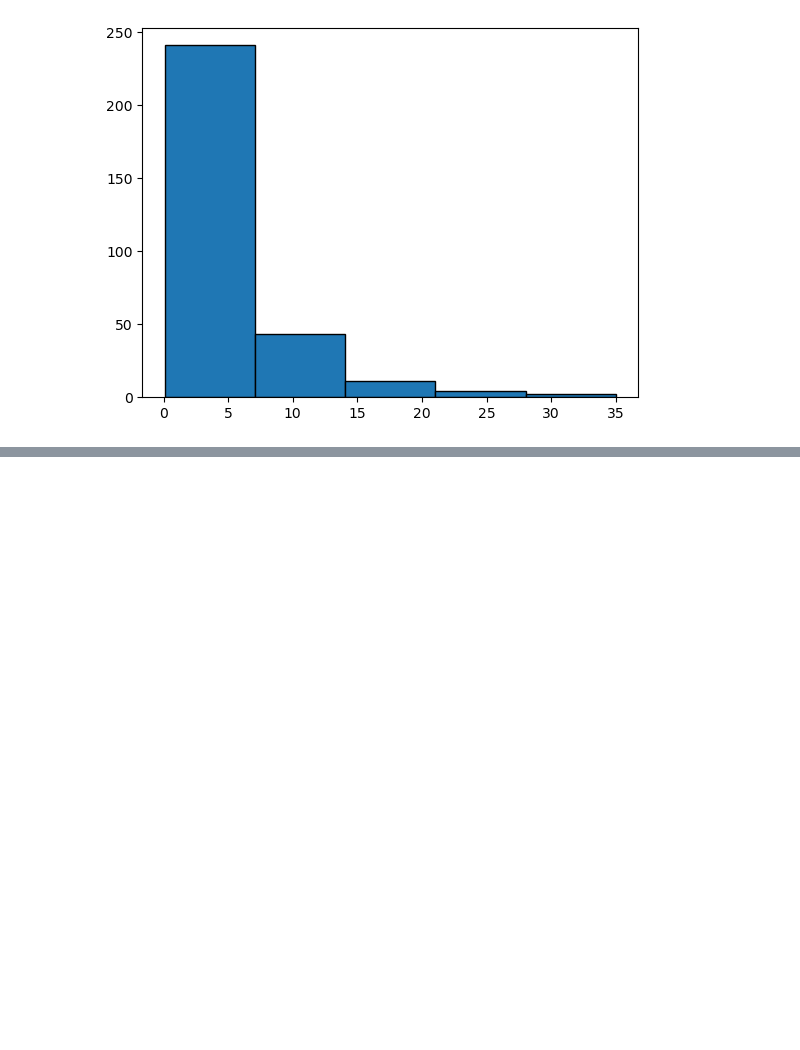
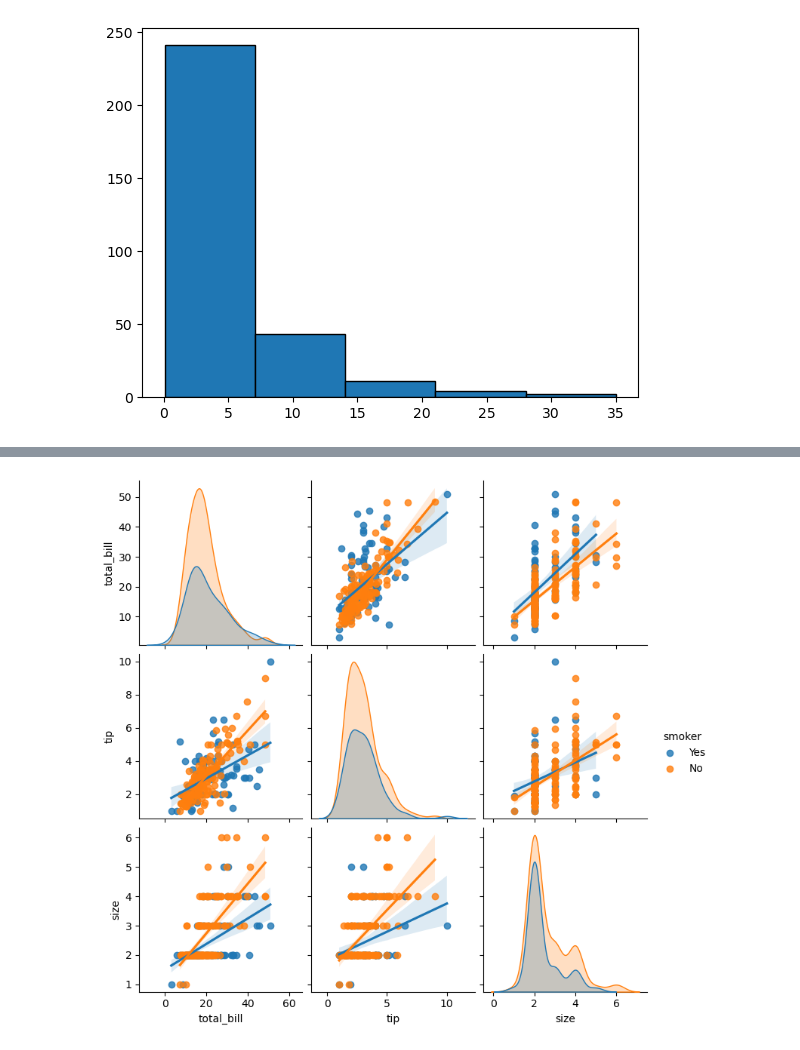
Before and after one commit to RoktimTaye/TIHAN-HYDRABAD-CLASSES, a Jupyter notebook: MODULE 1/MyPrac2.ipynb, the cells around one changed output, grey strips where cells are left out. Cells and saved outputs as stored; diff of their text form; code cells hidden in the pictures; blank space fills up the shorter version.

```diff
--- a/MODULE 1/MyPrac2.ipynb
+++ b/MODULE 1/MyPrac2.ipynb
@@ -111,0 +130,9 @@ plt.show()
+# %%
+numerical_cols = MyDf2.select_dtypes(include=['float64','int64']).columns
+pairplot = sns.pairplot(MyDf2,
+             hue='smoker',
+             diag_kind='kde',
+             kind='reg')
+plt.show()
+# %% [output]
+[figure, added]
```
Also changed, not shown: parts of 4 cells of this notebook.
